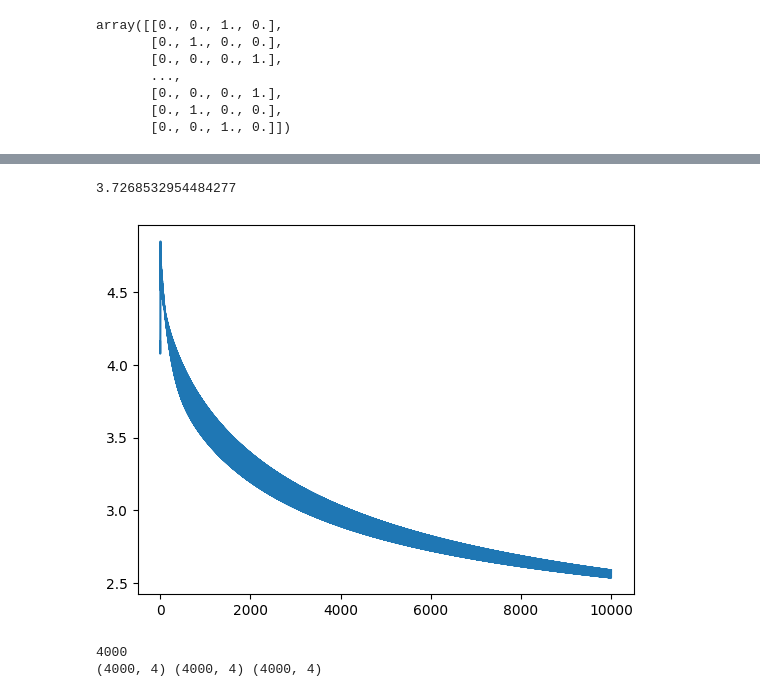
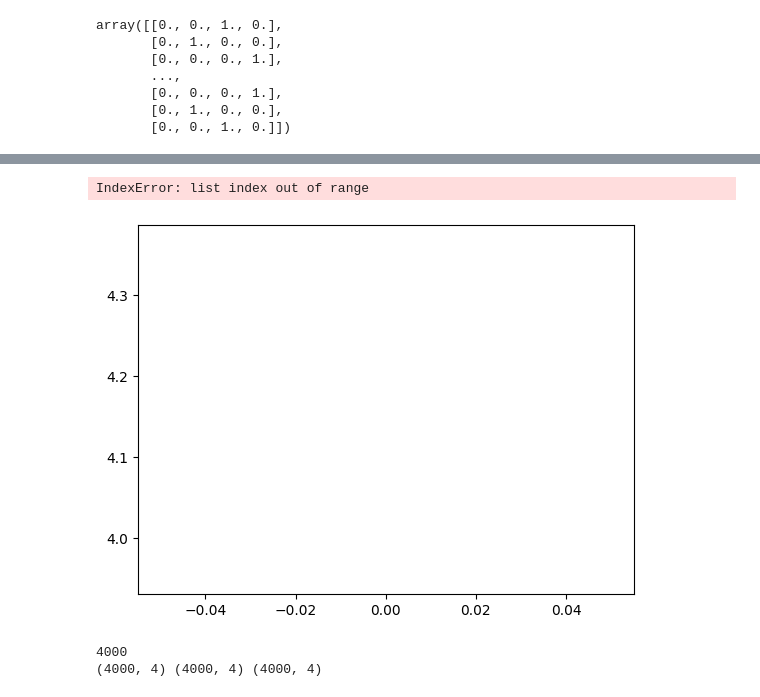
Before and after one commit to arjunprakash027/HandcraftedML, a Jupyter notebook: ground_ups/softmax.ipynb, the cells around one changed output, grey strips where cells are left out. Saved outputs shown, nothing was run; the diff lists cells and outputs as text; code cells hidden in the pictures.

```diff
--- a/ground_ups/softmax.ipynb
+++ b/ground_ups/softmax.ipynb
@@ -102,22 +102,22 @@ def getAccuracy(x_test,y_test):
 # %%
 # We will get a 2d array of total features * total classes (NxM)
 w = np.zeros([x_train.shape[1],y_train.nunique()])
 
 lam = 1
-iterations = 10000
-learningRate = 1e-5
+iterations = 100
+learningRate = 0.01
 losses = []
 for i in range(0,iterations):
     loss,grad = getLoss(w,x_train,y_train,lam)
     losses.append(loss)
     w = w - (learningRate * grad)
 
 plt.plot(losses)
 
 losses[999]
 # %% [output]
-3.7268532954484277
+IndexError: list index out of range
-[figure, old version]
+[figure, new version]
 # %%
 w = np.zeros([x_train.shape[1],y_train.nunique()])
 lam = 1
```
Also changed, not shown: 18 other files.
